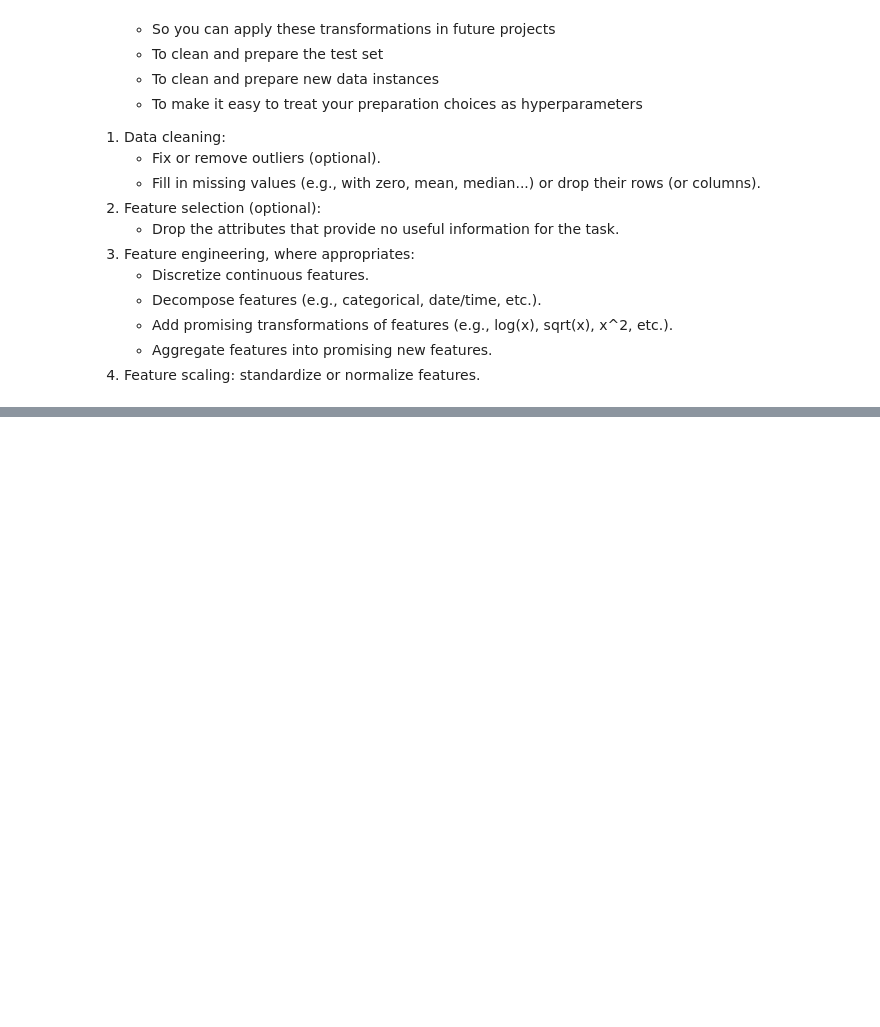
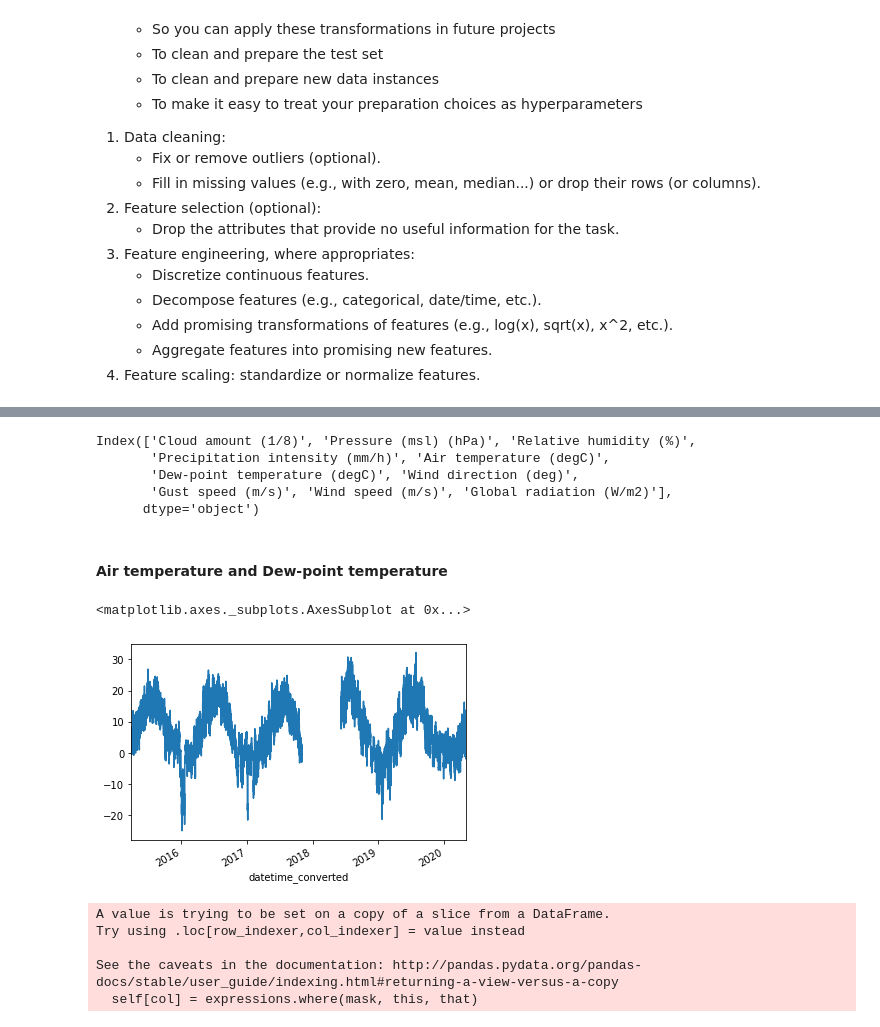
Before and after one commit to screwdriver66/solar_prod_suvilahti, a Jupyter notebook: feature_engineering.ipynb, the cells around one changed output, grey strips where cells are left out. Saved outputs shown, nothing was run; the diff lists cells and outputs as text; code cells hidden in the pictures; blank space fills up the shorter version.

```diff
--- a/feature_engineering.ipynb
+++ b/feature_engineering.ipynb
@@ -42,0 +45,6 @@ Notes:
+# %%
+#loading initial dataframe
+df = pd.read_csv('../datasets/initial_dataframe.csv', delimiter=',')
+df['datetime_converted'] = pd.to_datetime(df['datetime_converted'], utc=True)
+df = df.set_index(pd.DatetimeIndex(df['datetime_converted'],dayfirst=True))
+df = df.drop(columns='datetime_converted')
@@ -42,0 +53,2 @@ Notes:
+# %%
+df = df.drop(columns=['Snow depth (cm)','Horizontal visibility (m)'])
@@ -42,0 +59,6 @@ Notes:
+# %%
+#train_test_split
+# remember to set the seed!
+from sklearn.model_selection import train_test_split
+
+X_train, X_test, y_train, y_test = train_test_split(df.drop(columns=['Value (kWh)']), df['Value (kWh)'], test_size = 0.2, random_state=42)
@@ -42,0 +102,8 @@ Notes:
+# %%
+#dropping na in these variables in train and test
+X_train = X_train.dropna(subset=['Cloud amount (1/8)', 'Pressure (msl) (hPa)', 'Relative humidity (%)',
+                          'Precipitation intensity (mm/h)', 'Wind direction (deg)', 'Gust speed (m/s)',
+                          'Wind speed (m/s)', 'Global radiation (W/m2)'])
+X_test = X_test.dropna(subset=['Cloud amount (1/8)', 'Pressure (msl) (hPa)', 'Relative humidity (%)',
+                          'Precipitation intensity (mm/h)', 'Wind direction (deg)', 'Gust speed (m/s)',
+                          'Wind speed (m/s)', 'Global radiation (W/m2)'])
@@ -42,0 +122,10 @@ Notes:
+# %%
+X_train.columns
+# %% [output]
+Index(['Cloud amount (1/8)', 'Pressure (msl) (hPa)', 'Relative humidity (%)',
+       'Precipitation intensity (mm/h)', 'Air temperature (degC)',
+       'Dew-point temperature (degC)', 'Wind direction (deg)',
+       'Gust speed (m/s)', 'Wind speed (m/s)', 'Global radiation (W/m2)'],
+      dtype='object')
+# %% [markdown]
+#### Air temperature and Dew-point temperature
@@ -42,0 +144,17 @@ Notes:
+# %%
+X_train['Air temperature (degC)'].plot()
+# %% [output]
+<matplotlib.axes._subplots.AxesSubplot at 0x...>
+[figure, added]
+# %%
+#replacing NaN values in X_train and X_test for two columns with values that are not NaN and match on the index from df_kaisaniemi
+X_train.update(df_kaisaniemi['Air temperature (degC)'], overwrite=False)
+X_train.update(df_kaisaniemi['Dew-point temperature (degC)'], overwrite=False)
+X_test.update(df_kaisaniemi['Air temperature (degC)'], overwrite=False)
+X_test.update(df_kaisaniemi['Dew-point temperature (degC)'], overwrite=False)
+# %% [output]
+A value is trying to be set on a copy of a slice from a DataFrame.
+Try using .loc[row_indexer,col_indexer] = value instead
+
+See the caveats in the documentation: http://pandas.pydata.org/pandas-docs/stable/user_guide/indexing.html#returning-a-view-versus-a-copy
+  self[col] = expressions.where(mask, this, that)
```
Also changed, not shown: parts of 88 cells of this notebook, 6 other files.
